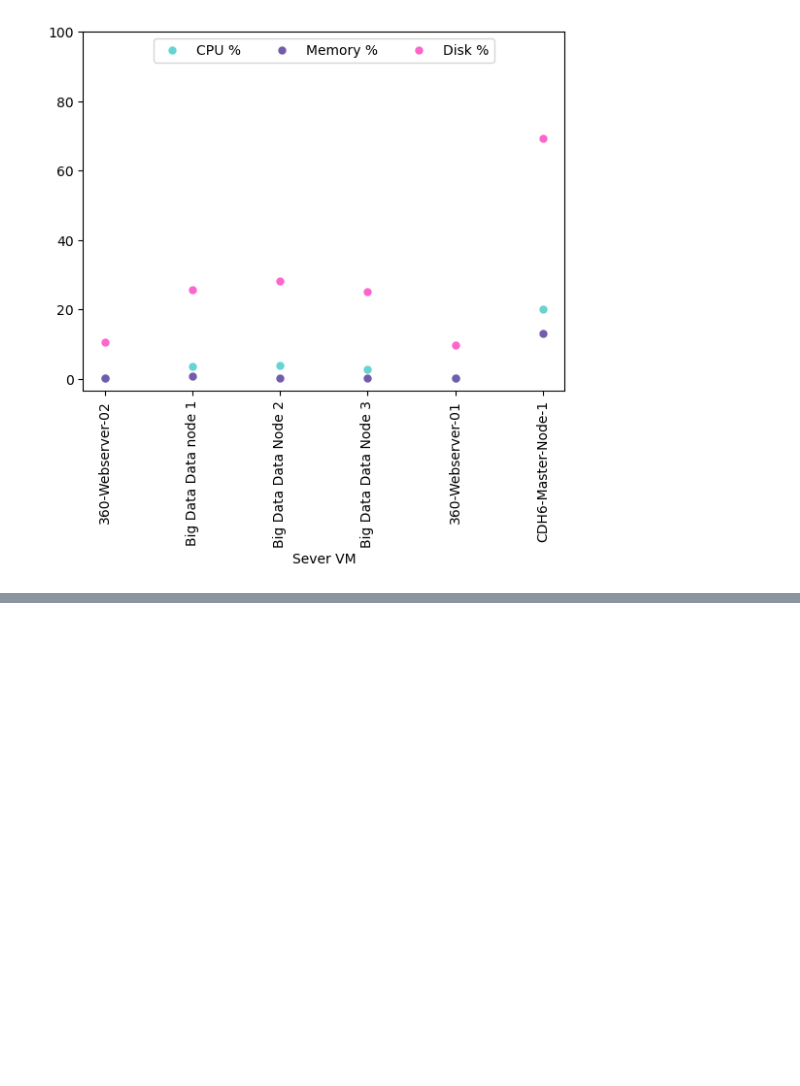
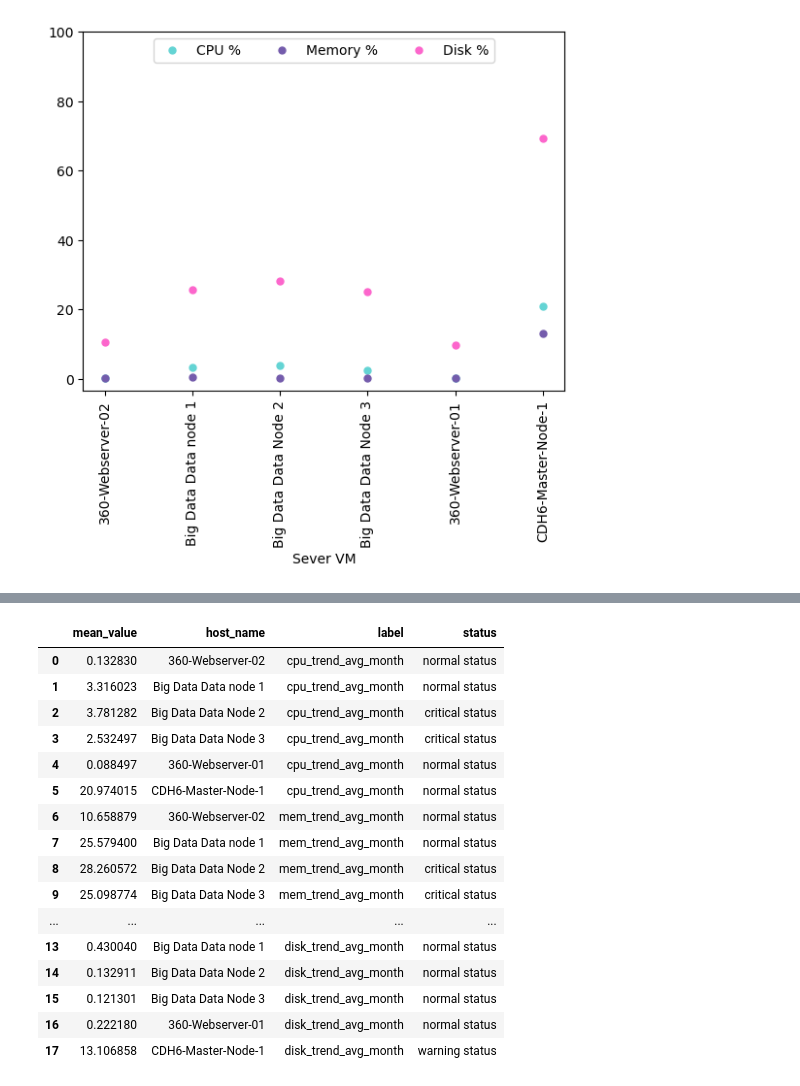
Before and after one commit to Sireetron/mhl-ma-mcc-report, a Jupyter notebook: sections/Zabbix/overview_resource_report.ipynb, the cells around one changed output, grey strips where cells are left out. Drawn from its saved outputs; the diff is of its cells as text; code cells hidden in the pictures; blank space fills up the shorter version.

```diff
--- a/sections/Zabbix/overview_resource_report.ipynb
+++ b/sections/Zabbix/overview_resource_report.ipynb
@@ -198,7 +184,7 @@ plt.show()
 # %% [output]
 [figure]
 # %%
-def text_status_th(percent):
+def text_status_th(percent): # add status_th function
     if percent > 85:
        text = "ระบบทำงานหนัก"
     elif percent < 75:
@@ -206,18 +192,30 @@ def text_status_th(percent):
     else: text = "ระบบมีความเสี่ยงสมควรเฝ้าระวัง"
     return text
 
-def text_status(percent):
+def text_status(percent): # add status function
     if percent > 85:
-       text = "warning"
+       text = "critical status"
     elif percent < 75:
-        text = "normal"
-    else: text = "monitoring"
+        text = "normal status"
+    else: text = "warning status"
     return text
 
+#-----------------  add status -------------------#
 df_avg_month["status"] = df_avg_month["mean_value"].apply(lambda x : text_status(x))
-df_mem_trend_avg_month
-
 df_cpu_trend_avg_month["status"] = df_cpu_trend_avg_month["mean_value"].apply(lambda x : text_status(x))
 df_mem_trend_avg_month["status"] = df_mem_trend_avg_month["mean_value"].apply(lambda x : text_status(x))
-#df_mem_trend_avg_month["status"] = ["normal", "normal", "monitoring", "warning","normal","monitoring",] # for testing
 df_disk_trend_avg_month["status"] = df_disk_trend_avg_month["mean_value"].apply(lambda x : text_status(x))
+
+
+#-----------------  overall utilizaiton -------------------#
+lst = []
+dictt = {}
+
+dictt["vm_total"] = len(df_avg_month.filter(items=['host_name']).drop_duplicates())
+dictt["normal status"]  = len(df_avg_month[df_avg_month["status"] == "normal status"])
+dictt["warning status"] = len(df_avg_month[df_avg_month["status"] == "warning status"])
+dictt["critical status"] = len(df_avg_month[df_avg_month["status"] == "critical status"])
+
+
+lst.append(dictt)
+lst
@@ -282,0 +227,25 @@ lst
+# %%
+# ---- for testing ------ #
+#df_avg_month["status"] = ["normal status", "normal status", "critical status", "critical status","normal status","normal status",
+#                        "normal status", "normal status", "critical status", "critical status","normal status","warning status",
+#                          "normal status", "normal status", "normal status", "normal status","normal status","warning status",]
+#dictt["warning status"] = 2
+df_avg_month
+# %% [output]
+|  | mean_value | host_name | label | status |
+| 0 | 0.132830 | 360-Webserver-02 | cpu_trend_avg_month | normal status |
+| 1 | 3.316023 | Big Data Data node 1 | cpu_trend_avg_month | normal status |
+| 2 | 3.781282 | Big Data Data Node 2 | cpu_trend_avg_month | critical status |
+| 3 | 2.532497 | Big Data Data Node 3 | cpu_trend_avg_month | critical status |
+| 4 | 0.088497 | 360-Webserver-01 | cpu_trend_avg_month | normal status |
+| 5 | 20.974015 | CDH6-Master-Node-1 | cpu_trend_avg_month | normal status |
+| 6 | 10.658879 | 360-Webserver-02 | mem_trend_avg_month | normal status |
+| 7 | 25.579400 | Big Data Data node 1 | mem_trend_avg_month | normal status |
+| 8 | 28.260572 | Big Data Data Node 2 | mem_trend_avg_month | critical status |
+| 9 | 25.098774 | Big Data Data Node 3 | mem_trend_avg_month | critical status |
+| ... | ... | ... | ... | ... |
+| 13 | 0.430040 | Big Data Data node 1 | disk_trend_avg_month | normal status |
+| 14 | 0.132911 | Big Data Data Node 2 | disk_trend_avg_month | normal status |
+| 15 | 0.121301 | Big Data Data Node 3 | disk_trend_avg_month | normal status |
+| 16 | 0.222180 | 360-Webserver-01 | disk_trend_avg_month | normal status |
+| 17 | 13.106858 | CDH6-Master-Node-1 | disk_trend_avg_month | warning status |
```
Also changed, not shown: parts of 6 cells of this notebook.
